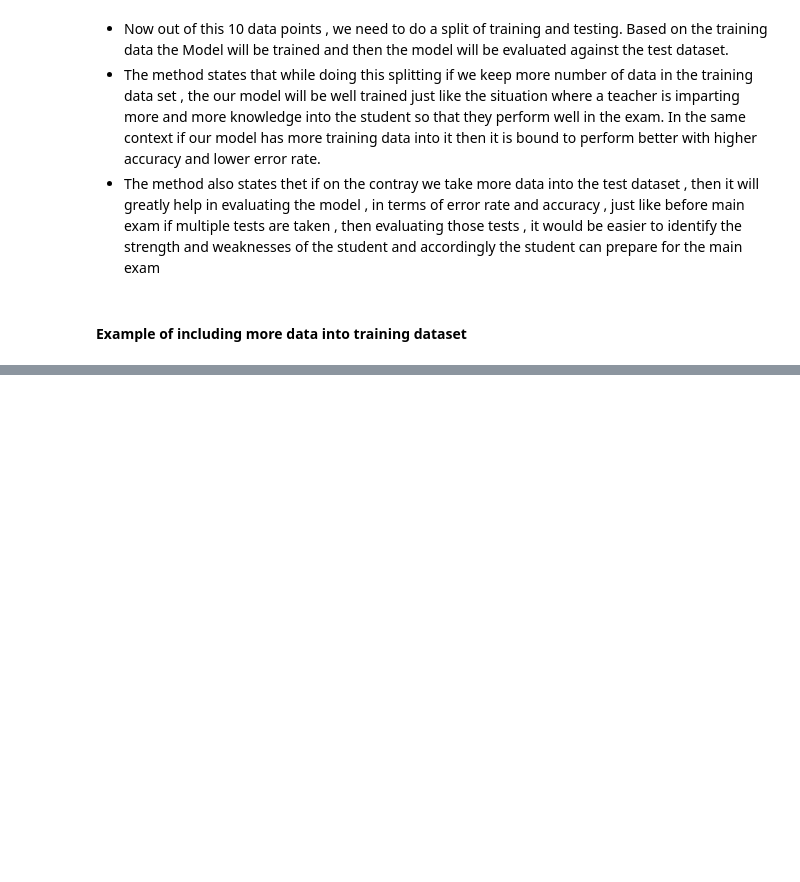
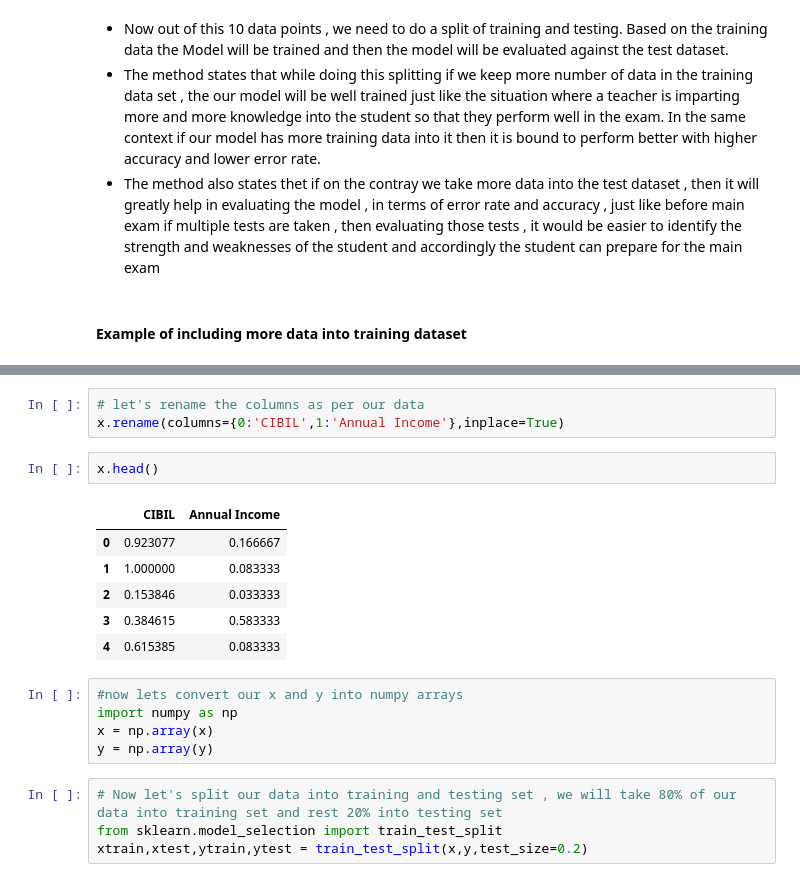
Before and after one commit to Csengupta1101/ML-Concepts, a Jupyter notebook: Hold Out & Cross Val.ipynb, the cells around one changed output, grey strips where cells are left out. Saved outputs shown, nothing was run; the diff lists cells and outputs as text; blank space fills up the shorter version.

```diff
--- a/Hold Out & Cross Val.ipynb
+++ b/Hold Out & Cross Val.ipynb
@@ -37,0 +109,21 @@ bank.head()
+# %%
+# let's rename the columns as per our data
+x.rename(columns={0:'CIBIL',1:'Annual Income'},inplace=True)
+# %%
+x.head()
+# %% [output]
+|  | CIBIL | Annual Income |
+| 0 | 0.923077 | 0.166667 |
+| 1 | 1.000000 | 0.083333 |
+| 2 | 0.153846 | 0.033333 |
+| 3 | 0.384615 | 0.583333 |
+| 4 | 0.615385 | 0.083333 |
+# %%
+#now lets convert our x and y into numpy arrays
+import numpy as np
+x = np.array(x)
+y = np.array(y)
+# %%
+# Now let's split our data into training and testing set , we will take 80% of our data into training set and rest 20% into testing set
+from sklearn.model_selection import train_test_split
+xtrain,xtest,ytrain,ytest = train_test_split(x,y,test_size=0.2)
```
Also changed, not shown: parts of 19 cells of this notebook.
